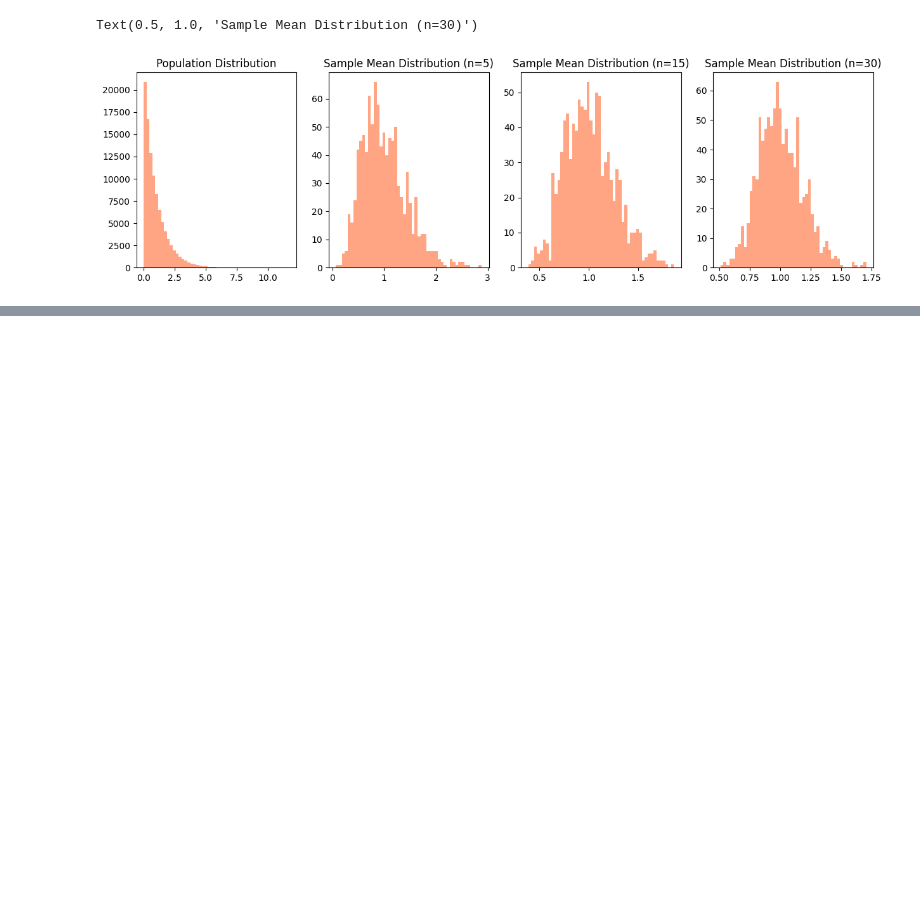
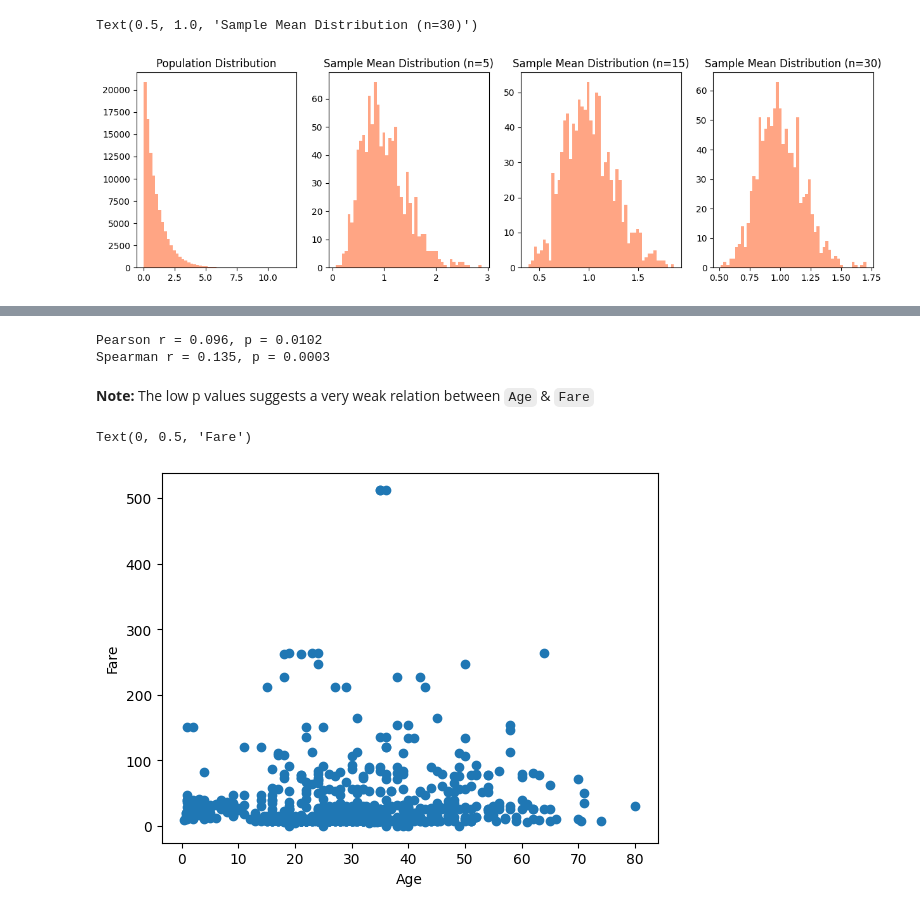
Before and after one commit to SAISANJAYR/Sai-s_IQube_Practice_Tasks, a Jupyter notebook: Sai's_IQube_Practice_Notebook.ipynb, the cells around one changed output, grey strips where cells are left out. Saved outputs shown, nothing was run; the diff lists cells and outputs as text; code cells hidden in the pictures; blank space fills up the shorter version.

```diff
--- a/Sai's_IQube_Practice_Notebook.ipynb
+++ b/Sai's_IQube_Practice_Notebook.ipynb
@@ -153,0 +160,25 @@ Text(0.5, 1.0, 'Sample Mean Distribution (n=30)')
+# %%
+import pandas as pd
+import numpy as np
+from scipy import stats
+
+df = pd.read_csv("/content/Titanic-Dataset.csv")
+
+print("Null Hypothesis: No significant age difference between groups")
+print("Alternative Hypothesis: Age DOES differ significantly between survivors and non-survivors")
+
+survivors = df[df['Survived']==1]['Age'].dropna()
+non_survivors = df[df['Survived']==0]['Age'].dropna()
+
+t_stat, p_value = stats.ttest_ind(survivors, non_survivors, equal_var=False)
+
+print(f"\nt_statistic: {t_stat:.3f}")
+print(f"p_value: {p_value:.4f}")
+
+print("\nConclusion:")
+
+alpha = 0.05
+if p_value < alpha:
+  print("\nAge DOES differ significantly between survivors and non-survivors")
+else:
+  print("\nNo significant age difference between groups")
@@ -153,0 +195,23 @@ Text(0.5, 1.0, 'Sample Mean Distribution (n=30)')
+# %%
+# Correlation analysis
+df_filtered = df[['Age', 'Fare']].dropna()
+age = df_filtered['Age']
+fare = df_filtered['Fare']
+
+r_pearson, p_pearson = stats.pearsonr(age, fare)
+print(f'Pearson r = {r_pearson:.3f}, p = {p_pearson:.4f}')
+
+r_spearman, p_spearman = stats.spearmanr(age, fare)
+print(f'Spearman r = {r_spearman:.3f}, p = {p_spearman:.4f}')
+# %% [output]
+Pearson r = 0.096, p = 0.0102
+Spearman r = 0.135, p = 0.0003
+# %% [markdown]
+**Note:** The low p values suggests a very weak relation between `Age` & `Fare`
+# %%
+plt.scatter(age, fare)
+plt.xlabel('Age')
+plt.ylabel('Fare')
+# %% [output]
+Text(0, 0.5, 'Fare')
+[figure, added]
```
Also changed, not shown: parts of 3 cells of this notebook.
